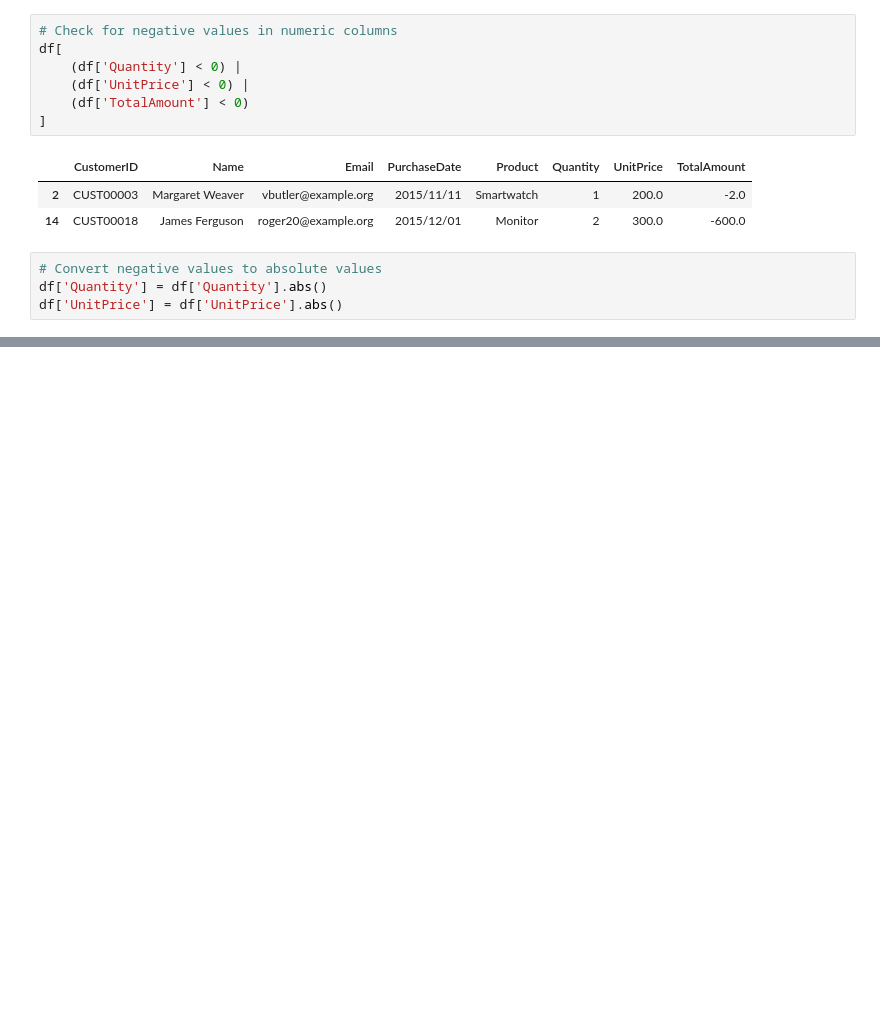
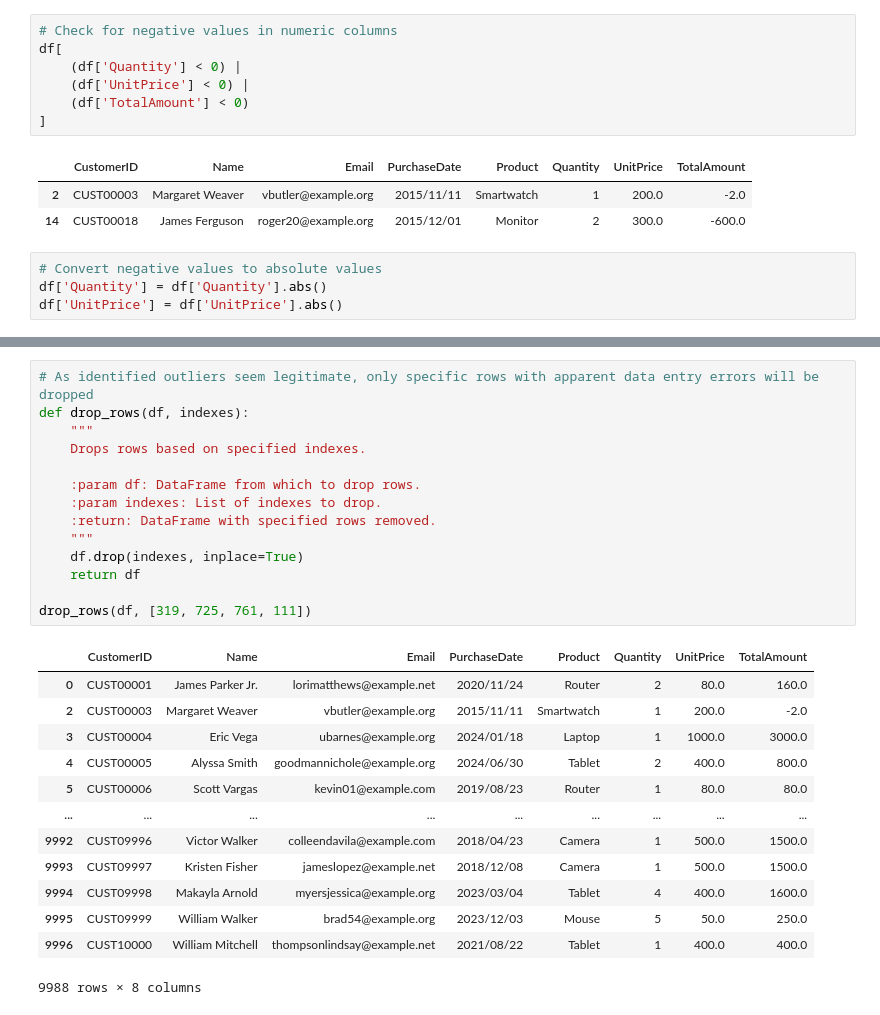
Before and after one commit to blotetheodorus/comprehensive-trend-analysis, a Jupyter notebook: comprehensive_trend_analysis.ipynb, the cells around one changed output, grey strips where cells are left out. Saved outputs shown, nothing was run; the diff lists cells and outputs as text; blank space fills up the shorter version.

```diff
--- a/comprehensive_trend_analysis.ipynb
+++ b/comprehensive_trend_analysis.ipynb
@@ -309,0 +372,28 @@ df['UnitPrice'] = df['UnitPrice'].abs()
+# %%
+# As identified outliers seem legitimate, only specific rows with apparent data entry errors will be dropped
+def drop_rows(df, indexes):
+    """
+    Drops rows based on specified indexes.
+
+    :param df: DataFrame from which to drop rows.
+    :param indexes: List of indexes to drop.
+    :return: DataFrame with specified rows removed.
+    """
+    df.drop(indexes, inplace=True)
+    return df
+
+drop_rows(df, [319, 725, 761, 111])
+# %% [output]
+|  | CustomerID | Name | Email | PurchaseDate | Product | Quantity | UnitPrice | TotalAmount |
+| 0 | CUST00001 | James Parker Jr. | lorimatthews@example.net | 2020/11/24 | Router | 2 | 80.0 | 160.0 |
+| 2 | CUST00003 | Margaret Weaver | vbutler@example.org | 2015/11/11 | Smartwatch | 1 | 200.0 | -2.0 |
+| 3 | CUST00004 | Eric Vega | ubarnes@example.org | 2024/01/18 | Laptop | 1 | 1000.0 | 3000.0 |
+| 4 | CUST00005 | Alyssa Smith | goodmannichole@example.org | 2024/06/30 | Tablet | 2 | 400.0 | 800.0 |
+| 5 | CUST00006 | Scott Vargas | kevin01@example.com | 2019/08/23 | Router | 1 | 80.0 | 80.0 |
+| ... | ... | ... | ... | ... | ... | ... | ... | ... |
+| 9992 | CUST09996 | Victor Walker | colleendavila@example.com | 2018/04/23 | Camera | 1 | 500.0 | 1500.0 |
+| 9993 | CUST09997 | Kristen Fisher | jameslopez@example.net | 2018/12/08 | Camera | 1 | 500.0 | 1500.0 |
+| 9994 | CUST09998 | Makayla Arnold | myersjessica@example.org | 2023/03/04 | Tablet | 4 | 400.0 | 1600.0 |
+| 9995 | CUST09999 | William Walker | brad54@example.org | 2023/12/03 | Mouse | 5 | 50.0 | 250.0 |
+| 9996 | CUST10000 | William Mitchell | thompsonlindsay@example.net | 2021/08/22 | Tablet | 1 | 400.0 | 400.0 |
+9988 rows × 8 columns
```
Also changed, not shown: parts of 3 cells of this notebook.
